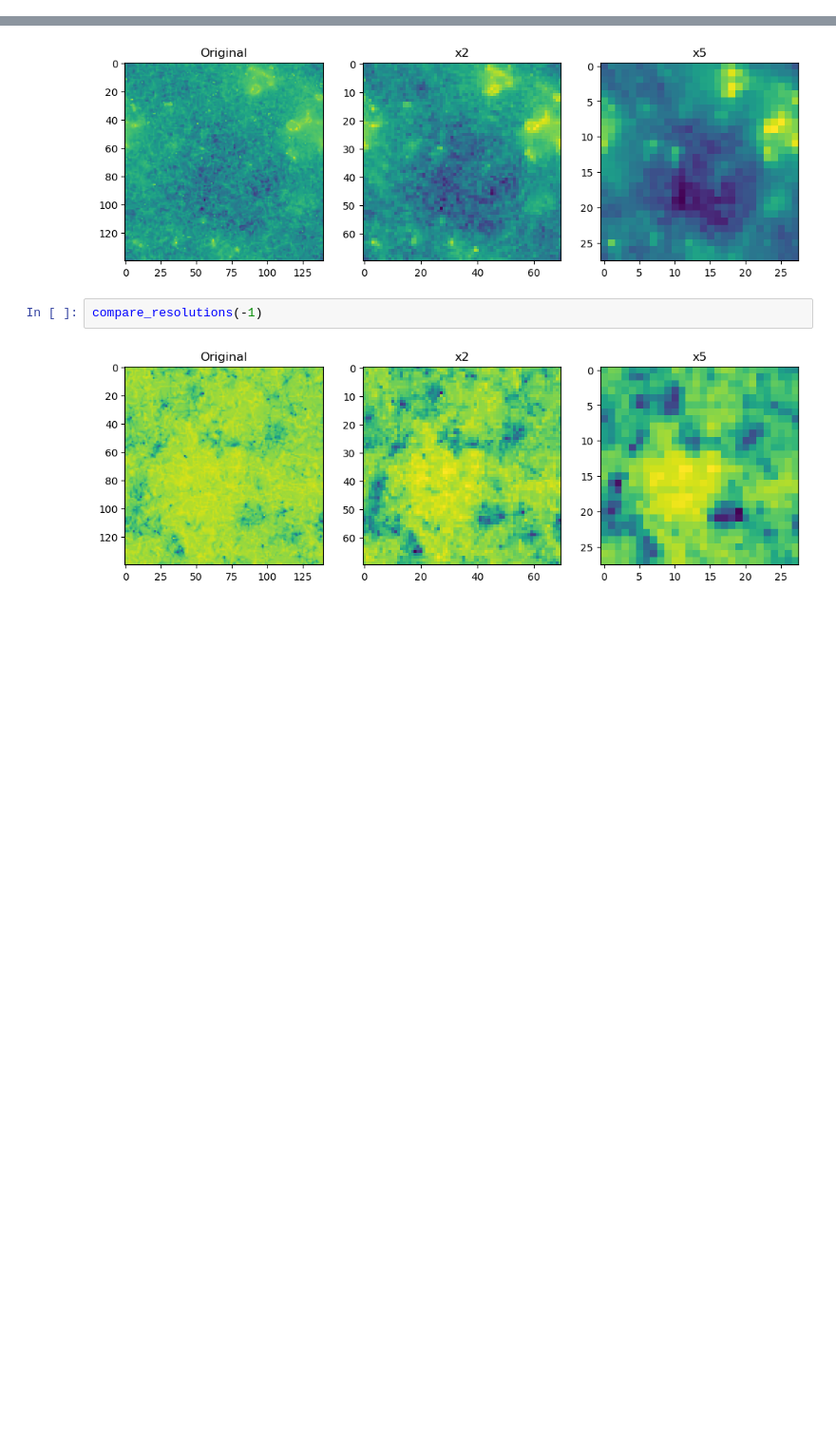
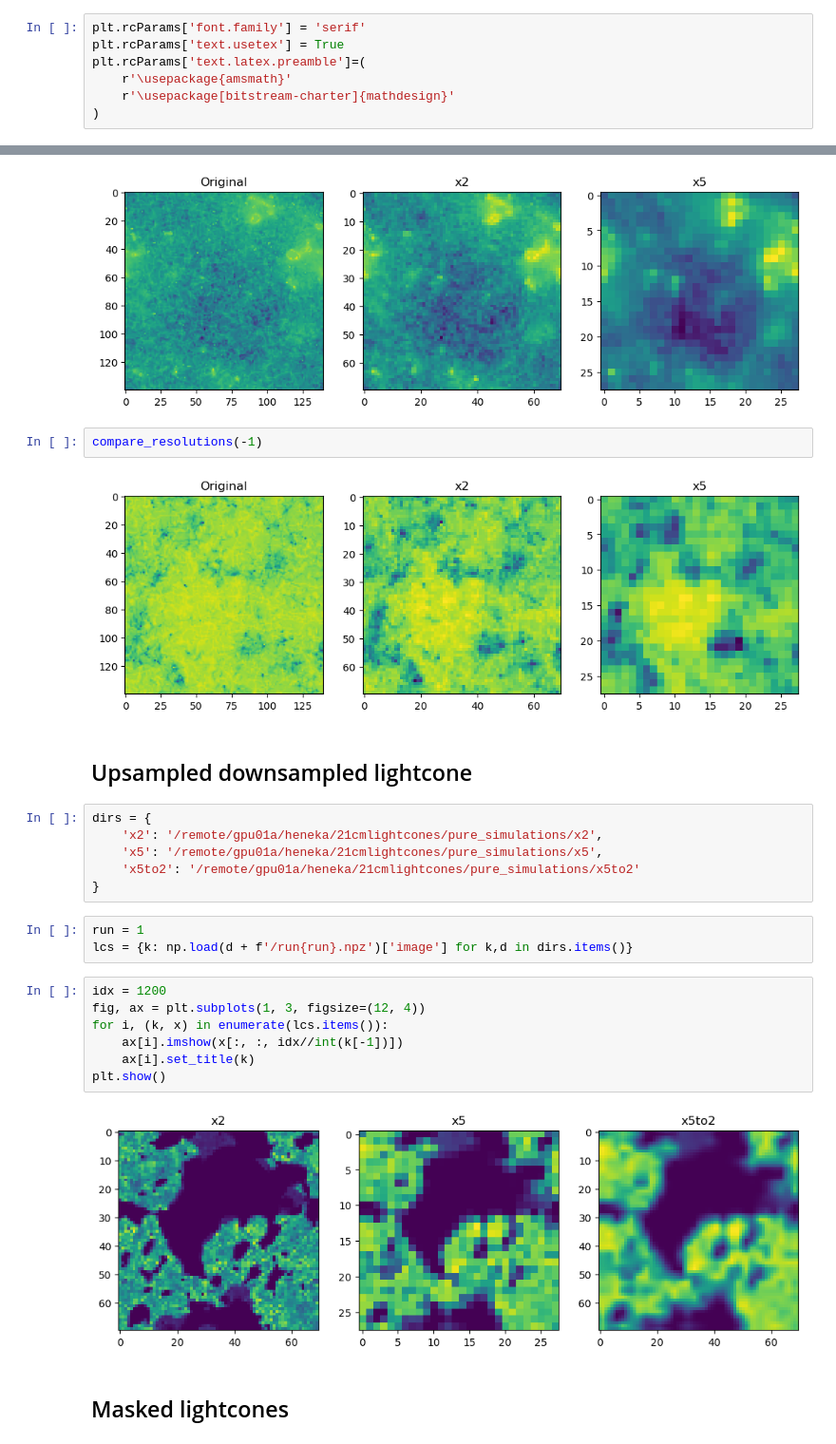
Before and after one commit to heidelberg-hepml/skatr, a Jupyter notebook: notebooks/visualization.ipynb, the cells around one changed output, grey strips where cells are left out. Shown at 95% size. Drawn from its saved outputs; the diff is of its cells as text; blank space fills up the shorter version.

```diff
--- a/notebooks/visualization.ipynb
+++ b/notebooks/visualization.ipynb
@@ -7,3 +9,10 @@ from glob import glob
+# %%
+plt.rcParams['font.family'] = 'serif'
+plt.rcParams['text.usetex'] = True
+plt.rcParams['text.latex.preamble']=(
+    r'\usepackage{amsmath}'
+    r'\usepackage[bitstream-charter]{mathdesign}'
+)
 # %%
 # DATA_DIR = '/scratch2/heneka/21cmlightcones/pure_simulations'
 DATA_DIR = '/remote/gpu01a/heneka/21cmlightcones/pure_simulations'
@@ -45,3 +53,25 @@ compare_resolutions(2000)
 compare_resolutions(-1)
 # %% [output]
 [figure]
+# %% [markdown]
+## Upsampled downsampled lightcone
+# %%
+dirs = {
+    'x2': '/remote/gpu01a/heneka/21cmlightcones/pure_simulations/x2',
+    'x5': '/remote/gpu01a/heneka/21cmlightcones/pure_simulations/x5',
+    'x5to2': '/remote/gpu01a/heneka/21cmlightcones/pure_simulations/x5to2'
+}
+# %%
+run = 1
+lcs = {k: np.load(d + f'/run{run}.npz')['image'] for k,d in dirs.items()}
+# %%
+idx = 1200
+fig, ax = plt.subplots(1, 3, figsize=(12, 4))
+for i, (k, x) in enumerate(lcs.items()):
+    ax[i].imshow(x[:, :, idx//int(k[-1])])
+    ax[i].set_title(k)
+plt.show()
+# %% [output]
+[figure, added]
+# %% [markdown]
+## Masked lightcones
```
Also changed, not shown: parts of 6 cells of this notebook, 3 other files.
